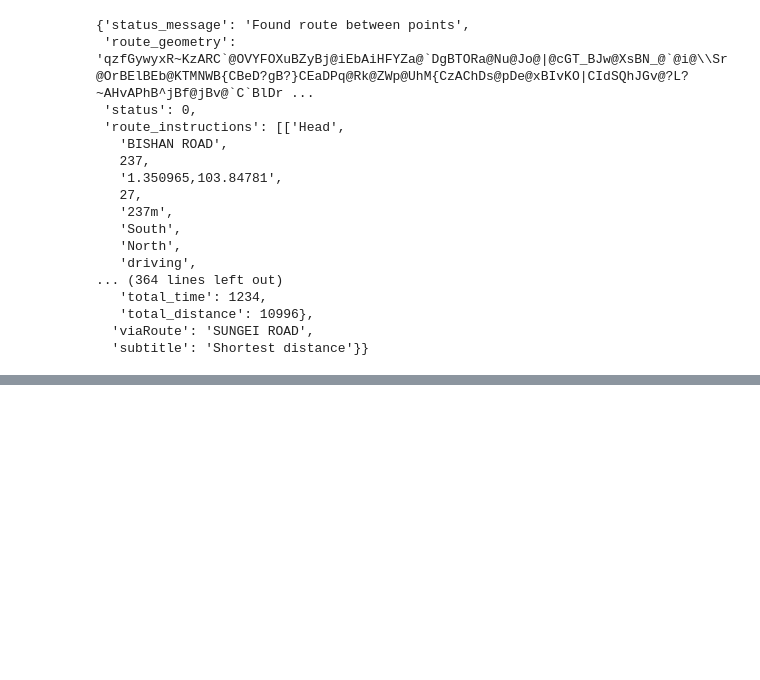
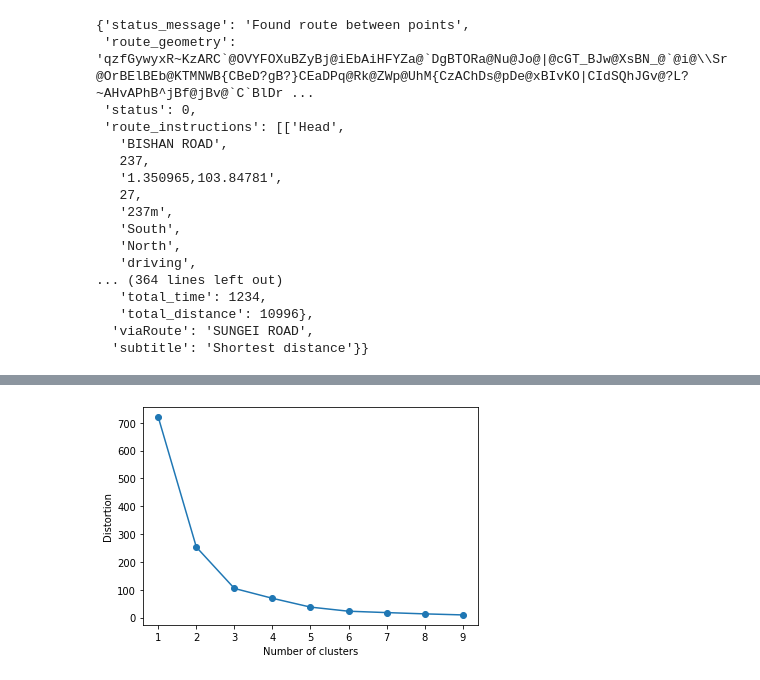
Before and after one commit to tianliangwanan/Coursera_Capstone, a Jupyter notebook: Battle of Neighborhood in Singapore.ipynb, the cells around one changed output, grey strips where cells are left out. Drawn from its saved outputs; the diff is of its cells as text; code cells hidden in the pictures; blank space fills up the shorter version.

Commit message:
AMD PC update to Neighborhood

```diff
--- a/Battle of Neighborhood in Singapore.ipynb
+++ b/Battle of Neighborhood in Singapore.ipynb
@@ -502,0 +559,12 @@ results
+# %%
+rcr_sg_df['End Latitude']='1.277685'
+rcr_sg_df['End Longitude']= '103.8463559'
+rcr_sg_travel_time = getTravelTime(names=rcr_sg_df['Area'],
+                                   startlatitudes=rcr_sg_df['Latitude'],
+                                   startlongitudes=rcr_sg_df['Longitude'],
+                                   endlatitudes=rcr_sg_df['End Latitude'],
+                                   endlongtitudes=rcr_sg_df['End Longitude'],
+                                  )
+# %%
+rcr_sg_travel_time=rcr_sg_travel_time.sort_values(by='TravelTime(min)').reset_index(drop=True)
+rcr_sg_travel_time
@@ -502,0 +589,3 @@ results
+# %%
+merge_df = pd.merge(rcr_sg_grouped,rcr_sg_travel_time[['Neighborhood','TravelTime(min)']], on='Neighborhood')
+merge_df.head()
@@ -502,0 +600,13 @@ results
+# %%
+K = range(1,10)
+distortions = []
+for k in K:
+    kmeanModel = KMeans(n_clusters=k).fit(merge_df.drop('Neighborhood', axis=1))
+    distortions.append(kmeanModel.inertia_)
+# Plot the elbow
+plt.plot(range(1, 10), distortions, marker='o')
+plt.xlabel('Number of clusters')
+plt.ylabel('Distortion')
+plt.show()
+# %% [output]
+[figure, added]
```
Also changed, not shown: parts of 6 cells of this notebook.
